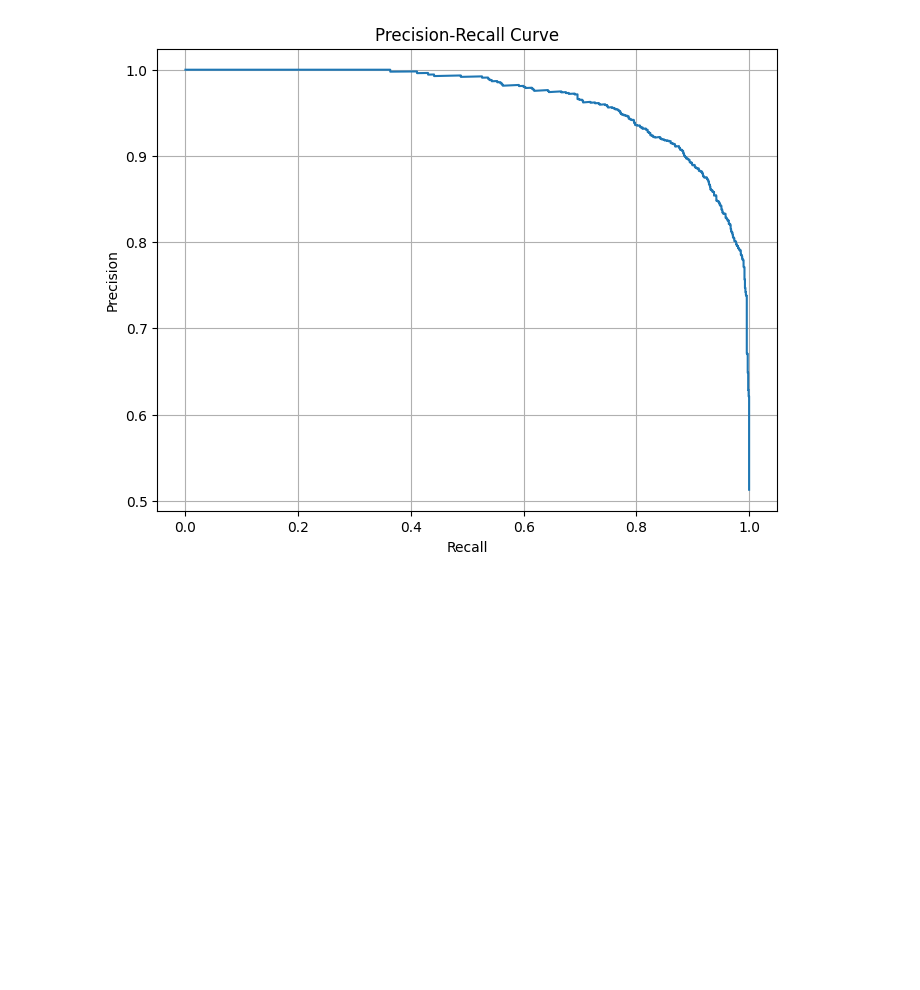
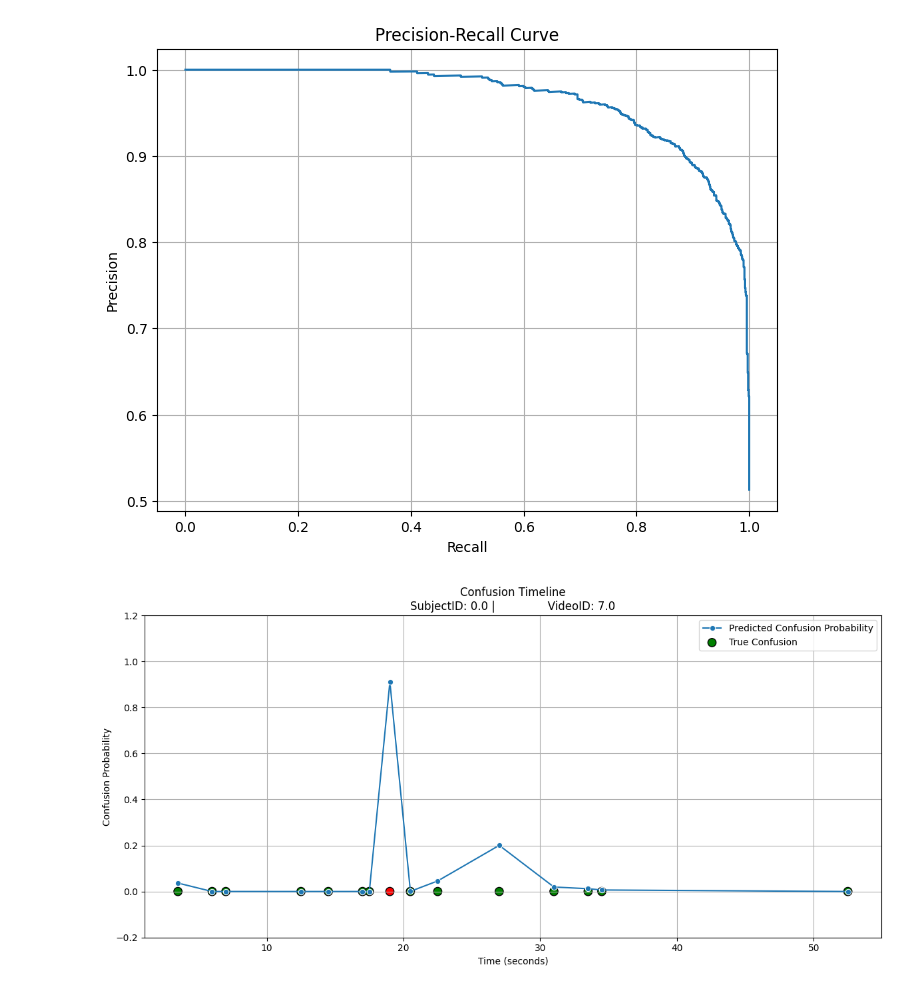
Before and after one commit to anisha150213/CS-790-Project, a Jupyter notebook: main.ipynb, the cells around one changed output. Saved outputs shown, nothing was run; the diff lists cells and outputs as text; code cells hidden in the pictures; blank space fills up the shorter version.

Commit message:
models, tests, visuals

```diff
--- a/main.ipynb
+++ b/main.ipynb
@@ -597,3 +601,43 @@ plt.grid()
 plt.show()
 # %% [output]
 [figure]
+# %%
+# confusion: predicted vs true
+result_df_visual = pd.read_csv('test_results.csv')
+
+# Function to plot confusion timeline
+def plot_confusion_timeline(result_df, subject_id, video_id):
+    subset = result_df[(result_df['SubjectID'] == subject_id)
+                        & (result_df['VideoID'] == video_id)]
+
+    if subset.empty:
+        print(f"No data found for SubjectID={subject_id} \
+               and VideoID={video_id}")
+        return
+
+    subset = subset.sort_values('Timestamp_sec')
+
+    plt.figure(figsize=(12, 6))
+    sns.lineplot(x='Timestamp_sec', y='Predicted_Prob_tuned',
+                 data=subset, marker='o',
+                 label='Predicted Confusion Probability')
+
+    # Mark True Labels
+    colors = ['green' if row['True_Label'] == row['Predicted_Label_tuned']
+              else 'red' for idx, row in subset.iterrows()]
+    plt.scatter(subset['Timestamp_sec'], subset['True_Label'],
+                c=colors, s=80, edgecolors='black', label='True Confusion')
+
+    plt.title(f"Confusion Timeline\nSubjectID: {subject_id} | \
+              VideoID: {video_id}")
+    plt.xlabel('Time (seconds)')
+    plt.ylabel('Confusion Probability')
+    plt.ylim([-0.2, 1.2])
+    plt.legend()
+    plt.grid(True)
+    plt.tight_layout()
+    plt.show()
+
+plot_confusion_timeline(result_df_visual, subject_id=0.0, video_id=7.0)
+# %% [output]
+[figure, added]
```
Also changed, not shown: parts of 8 cells of this notebook, 23 other files.
